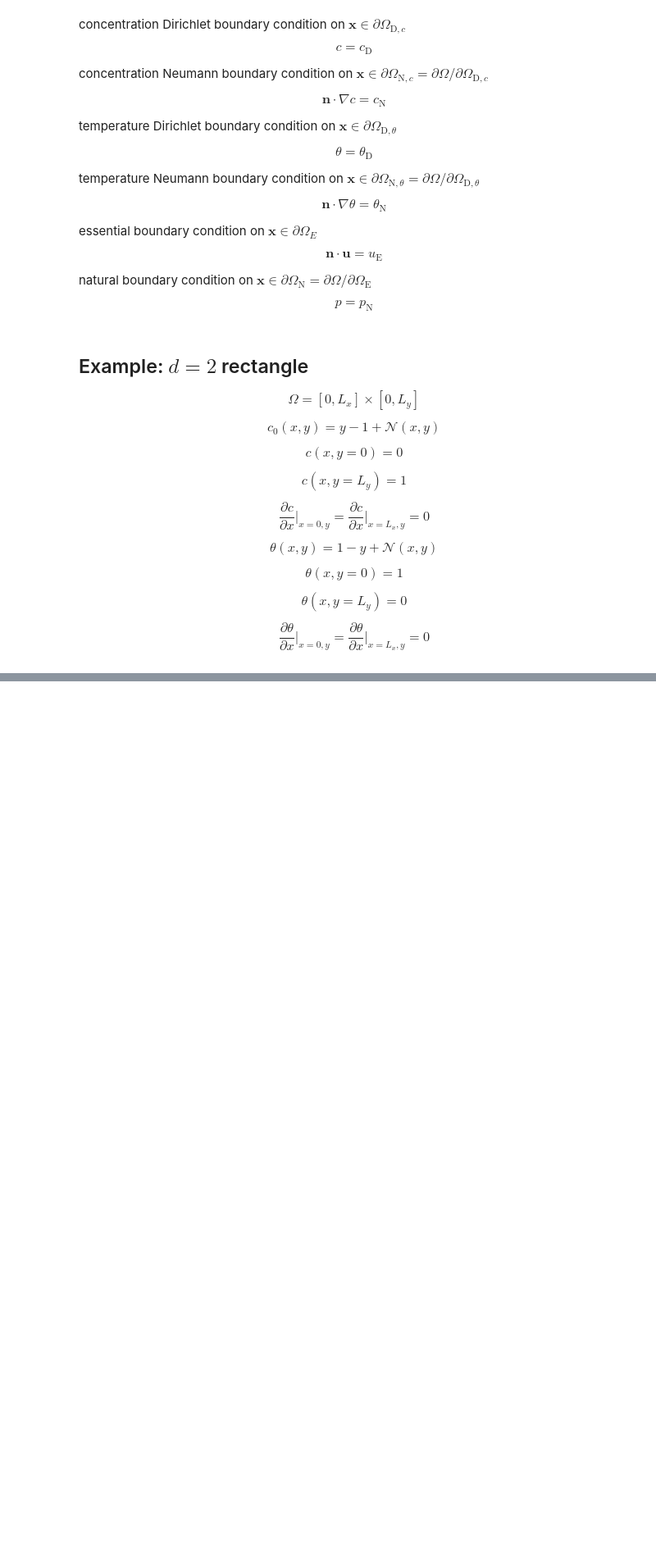
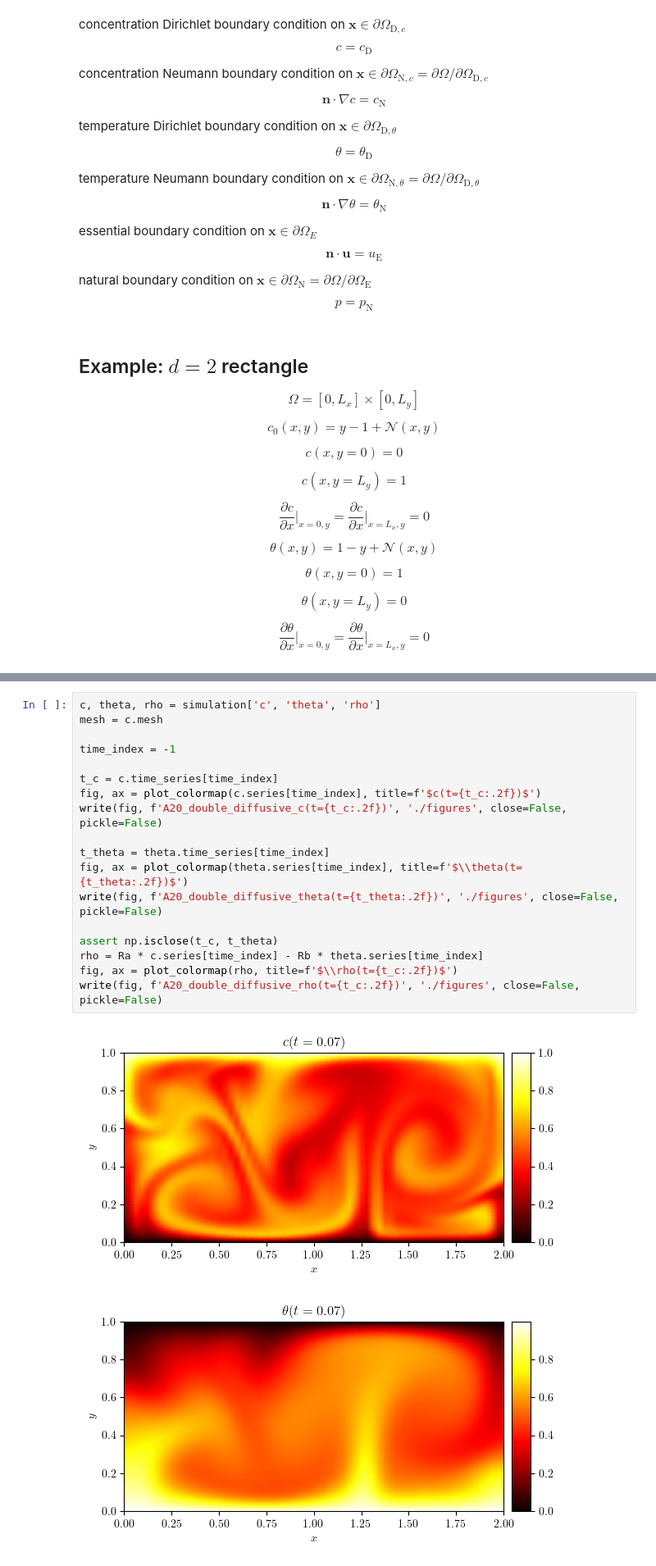
Before and after one commit to george-poole/LUCiFEx, a Jupyter notebook: demo/A20_double_diffusive_convection.ipynb, the cells around one changed output, grey strips where cells are left out. Shown at 82% size. Drawn from its saved outputs; the diff is of its cells as text; blank space fills up the shorter version.

```diff
--- a/demo/A20_double_diffusive_convection.ipynb
+++ b/demo/A20_double_diffusive_convection.ipynb
@@ -66,0 +93,21 @@ from
+# %%
+c, theta, rho = simulation['c', 'theta', 'rho']
+mesh = c.mesh
+
+time_index = -1
+
+t_c = c.time_series[time_index]
+fig, ax = plot_colormap(c.series[time_index], title=f'$c(t={t_c:.2f})$')
+write(fig, f'A20_double_diffusive_c(t={t_c:.2f})', './figures', close=False, pickle=False)
+
+t_theta = theta.time_series[time_index]
+fig, ax = plot_colormap(theta.series[time_index], title=f'$\\theta(t={t_theta:.2f})$')
+write(fig, f'A20_double_diffusive_theta(t={t_theta:.2f})', './figures', close=False, pickle=False)
+
+assert np.isclose(t_c, t_theta)
+rho = Ra * c.series[time_index] - Rb * theta.series[time_index]
+fig, ax = plot_colormap(rho, title=f'$\\rho(t={t_c:.2f})$')
+write(fig, f'A20_double_diffusive_rho(t={t_c:.2f})', './figures', close=False, pickle=False)
+# %% [output]
+[figure, added]
+[figure, added]
```
Also changed, not shown: parts of 4 cells of this notebook, 29 other files.
